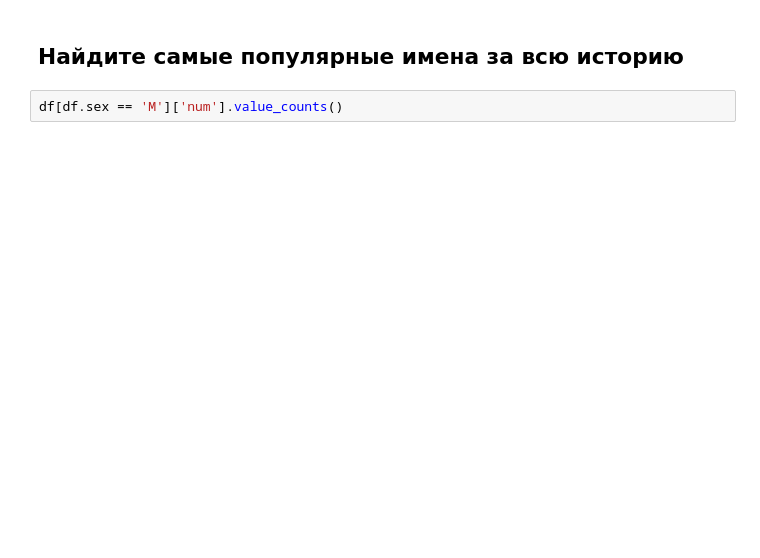
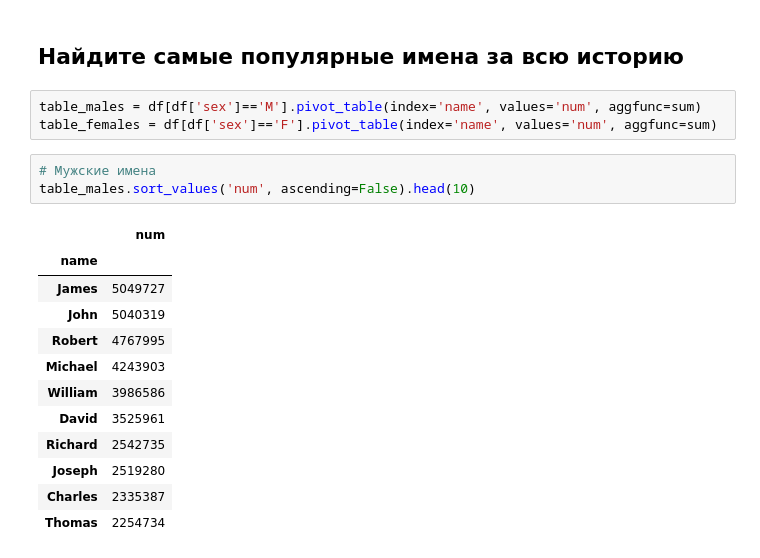
Before and after one commit to damu4/names_analysis, a Jupyter notebook: names_analysis.ipynb, the cells around one changed output. Cells and saved outputs as stored; diff of their text form; blank space fills up the shorter version.

```diff
--- a/names_analysis.ipynb
+++ b/names_analysis.ipynb
@@ -46,4 +40,21 @@ plt.title('Динамика рождаемости обоих полов')
 # %% [markdown]
 ## Найдите самые популярные имена за всю историю
-# %%
-df[df.sex == 'M']['num'].value_counts()
+# %%
+table_males = df[df['sex']=='M'].pivot_table(index='name', values='num', aggfunc=sum)
+table_females = df[df['sex']=='F'].pivot_table(index='name', values='num', aggfunc=sum)
+# %%
+# Мужские имена
+table_males.sort_values('num', ascending=False).head(10)
+# %% [output]
+|  | num |
+| name |  |
+| James | 5049727 |
+| John | 5040319 |
+| Robert | 4767995 |
+| Michael | 4243903 |
+| William | 3986586 |
+| David | 3525961 |
+| Richard | 2542735 |
+| Joseph | 2519280 |
+| Charles | 2335387 |
+| Thomas | 2254734 |
```
Also changed, not shown: parts of 4 cells of this notebook.
